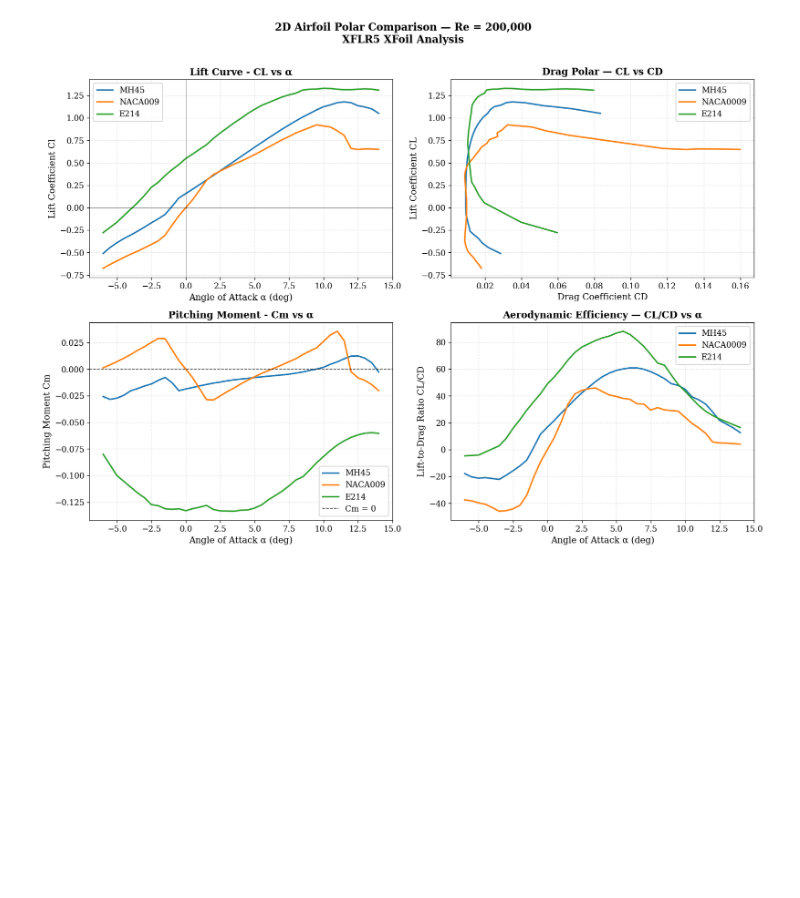
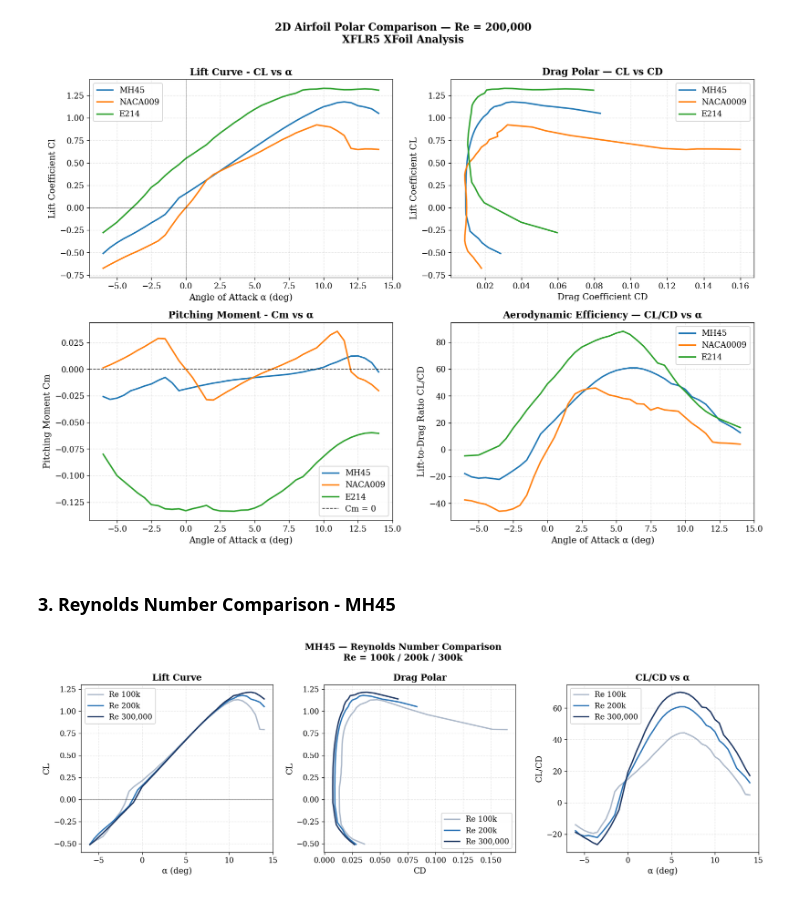
Before and after one commit to colinycoooper/Modular-Wing-Flight-Test, a Jupyter notebook: analysis/python/01_airfoil_analysis.ipynb, the cells around one changed output. Saved outputs shown, nothing was run; the diff lists cells and outputs as text; code cells hidden in the pictures; blank space fills up the shorter version.

```diff
--- a/analysis/python/01_airfoil_analysis.ipynb
+++ b/analysis/python/01_airfoil_analysis.ipynb
@@ -112,3 +114,53 @@ plt.tight_layout()
 plt.show()
 # %% [output]
 [figure]
+# %% [markdown]
+### 3. Reynolds Number Comparison - MH45
+# %%
+# Load data
+mh45_100k = pd.read_csv(r'C:\Users\colin\OneDrive\Desktop\Xflr5 Processed Data\MH45_Re100k.csv')
+mh45_300k = pd.read_csv(r'C:\Users\colin\OneDrive\Desktop\Xflr5 Processed Data\MH45_Re300k.csv')
+
+
+# Insert Lift/Drag ratio into datasets
+mh45_100k['CL/CD'] = mh45_100k['CL']/mh45_100k['CD']
+mh45_300k['CL/CD'] = mh45_300k['CL']/mh45_300k['CD']
+
+# Initialize subplot
+fig, (ax_cl, ax_polar, ax_ratio) = plt.subplots(1, 3, figsize=(15, 5))
+fig.suptitle('MH45 — Reynolds Number Comparison\nRe = 100k / 200k / 300k',
+             fontsize=13, fontweight='bold')
+
+# Generate Lift curve comparisons at Re = 100k,200k,300k
+ax_cl.plot(mh45_100k['alpha'],mh45_100k['CL'], color = '#ADB9CA', label = 'Re 100k')
+ax_cl.plot(mh45_200k['alpha'],mh45_200k['CL'], color = '#2E75B6', label = 'Re 200k')
+ax_cl.plot(mh45_300k['alpha'],mh45_300k['CL'], color = '#1F3864',label = 'Re 300,000')
+ax_cl.axhline(0, color='k', linewidth=0.5, alpha=0.5)
+ax_cl.set_title('Lift Curve')
+ax_cl.set_xlabel('α (deg)')
+ax_cl.set_ylabel('CL')
+ax_cl.legend()
+
+# Generate drag polar comparisons at Re = 100k,200k,300k
+ax_polar.plot(mh45_100k['CD'],mh45_100k['CL'], color = '#ADB9CA', label = 'Re 100k')
+ax_polar.plot(mh45_200k['CD'],mh45_200k['CL'], color = '#2E75B6', label = 'Re 200k')
+ax_polar.plot(mh45_300k['CD'],mh45_300k['CL'], color = '#1F3864', label = 'Re 300,000')
+ax_polar.set_title('Drag Polar')
+ax_polar.set_xlabel('CD')
+ax_polar.set_ylabel('CL')
+ax_polar.legend()
+
+# Generate CL/CD vs α comparisons at Re = 100k,200k,300k
+ax_ratio.plot(mh45_100k['alpha'],mh45_100k['CL/CD'], color = '#ADB9CA', label = 'Re 100k')
+ax_ratio.plot(mh45_200k['alpha'],mh45_200k['CL/CD'], color = '#2E75B6', label = 'Re 200k')
+ax_ratio.plot(mh45_300k['alpha'],mh45_300k['CL/CD'], color = '#1F3864', label = 'Re 300,000')
+ax_ratio.set_title('CL/CD vs α')
+ax_ratio.set_xlabel('α (deg)')
+ax_ratio.set_ylabel('CL/CD')
+ax_ratio.legend()
+
+# Display subplot
+plt.tight_layout()
+plt.show()
+# %% [output]
+[figure, added]
```
Also changed, not shown: parts of 5 cells of this notebook.
